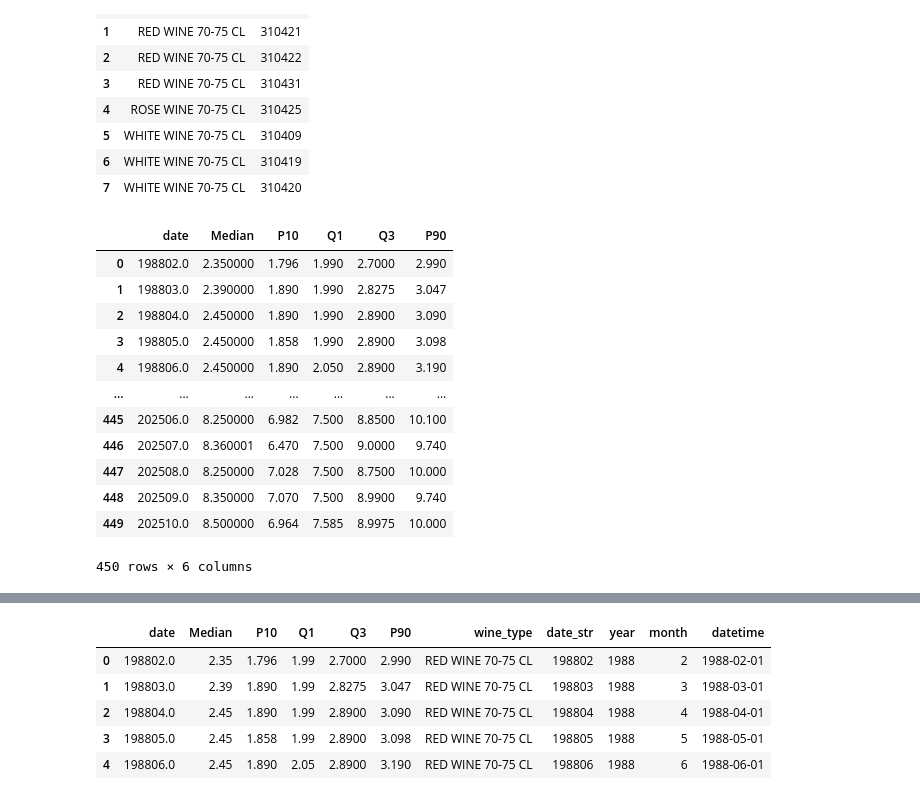
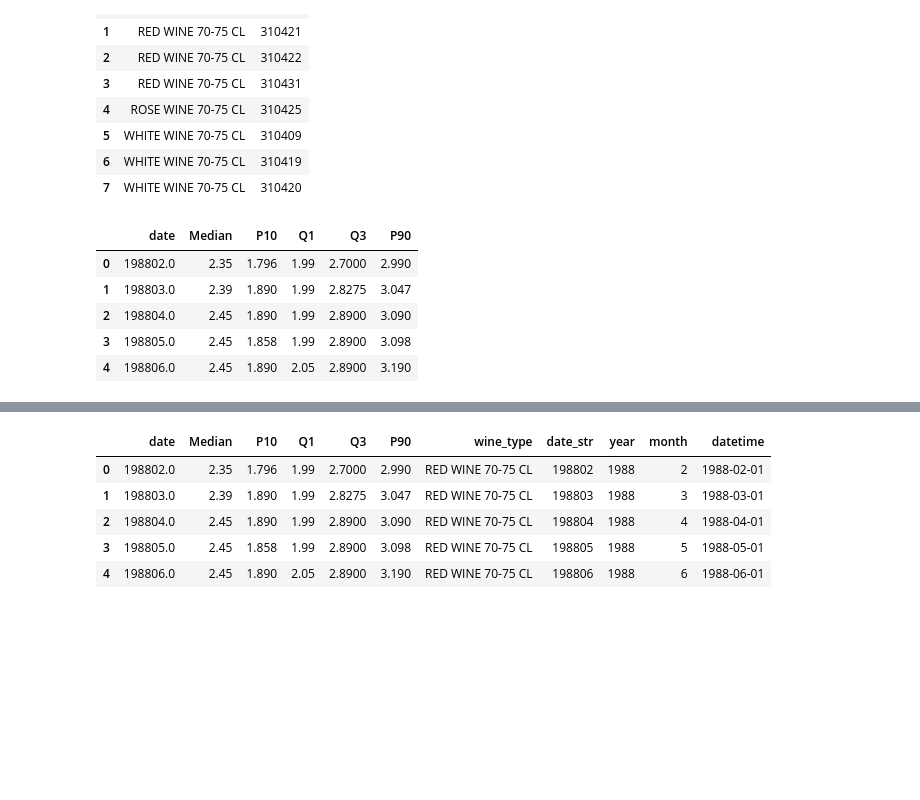
Before and after one commit to juanxgi83/juanxgi83.github.io, a Jupyter notebook: jupyter_notebooks/lrpd_price_analysis.ipynb, the cells around one changed output, grey strips where cells are left out. Drawn from its saved outputs; the diff is of its cells as text; code cells hidden in the pictures; blank space fills up the shorter version.

```diff
--- a/jupyter_notebooks/lrpd_price_analysis.ipynb
+++ b/jupyter_notebooks/lrpd_price_analysis.ipynb
@@ -77,10 +78,9 @@ items[items['description'].str.contains('wine', case=False)]
 # %%
-# Create wine category mapping
+# Define wine category-to-item mapping
 wine_mapping = pd.DataFrame({
-    'wine_category': ['RED WINE 70-75 CL'] * 4 + ['ROSE WINE 70-75 CL'] * 1 + ['WHITE WINE 70-75 CL'] * 3,
+    'wine_category': ['RED WINE 70-75 CL'] * 4 + ['ROSE WINE 70-75 CL'] + ['WHITE WINE 70-75 CL'] * 3,
     'item_id': [310412, 310421, 310422, 310431, 310425, 310409, 310419, 310420]
 })
-
 wine_mapping
 # %% [output]
 |  | wine_category | item_id |
@@ -93,32 +93,19 @@ wine_mapping
 | 6 | WHITE WINE 70-75 CL | 310419 |
 | 7 | WHITE WINE 70-75 CL | 310420 |
 # %%
-# Get red wine item_ids from wine_mapping
+# Compute red wine price quantiles by month
 red_wine_ids = wine_mapping[wine_mapping['wine_category'] == 'RED WINE 70-75 CL']['item_id'].tolist()
-
-# Filter prices for red wine items
 red_wine_prices = prices[prices['item_id'].isin(red_wine_ids)]
-
-# Calculate statistics grouped by date
 red_wine_stats = red_wine_prices.groupby('quote_date').agg({
     'price': ['median', lambda x: x.quantile(0.10), lambda x: x.quantile(0.25), lambda x: x.quantile(0.75), lambda x: x.quantile(0.90)]
 }).reset_index()
-
-# Flatten column names
 red_wine_stats.columns = ['date', 'Median', 'P10', 'Q1', 'Q3', 'P90']
-red_wine_stats
+red_wine_stats.head()
 # %% [output]
 |  | date | Median | P10 | Q1 | Q3 | P90 |
-| 0 | 198802.0 | 2.350000 | 1.796 | 1.990 | 2.7000 | 2.990 |
-| 1 | 198803.0 | 2.390000 | 1.890 | 1.990 | 2.8275 | 3.047 |
-| 2 | 198804.0 | 2.450000 | 1.890 | 1.990 | 2.8900 | 3.090 |
-| 3 | 198805.0 | 2.450000 | 1.858 | 1.990 | 2.8900 | 3.098 |
-| 4 | 198806.0 | 2.450000 | 1.890 | 2.050 | 2.8900 | 3.190 |
-| ... | ... | ... | ... | ... | ... | ... |
-| 445 | 202506.0 | 8.250000 | 6.982 | 7.500 | 8.8500 | 10.100 |
-| 446 | 202507.0 | 8.360001 | 6.470 | 7.500 | 9.0000 | 9.740 |
-| 447 | 202508.0 | 8.250000 | 7.028 | 7.500 | 8.7500 | 10.000 |
-| 448 | 202509.0 | 8.350000 | 7.070 | 7.500 | 8.9900 | 9.740 |
-| 449 | 202510.0 | 8.500000 | 6.964 | 7.585 | 8.9975 | 10.000 |
+| 0 | 198802.0 | 2.35 | 1.796 | 1.99 | 2.7000 | 2.990 |
+| 1 | 198803.0 | 2.39 | 1.890 | 1.99 | 2.8275 | 3.047 |
+| 2 | 198804.0 | 2.45 | 1.890 | 1.99 | 2.8900 | 3.090 |
+| 3 | 198805.0 | 2.45 | 1.858 | 1.99 | 2.8900 | 3.098 |
+| 4 | 198806.0 | 2.45 | 1.890 | 2.05 | 2.8900 | 3.190 |
-450 rows × 6 columns
 # %%
```
Also changed, not shown: parts of 12 cells of this notebook, 26 other files.
